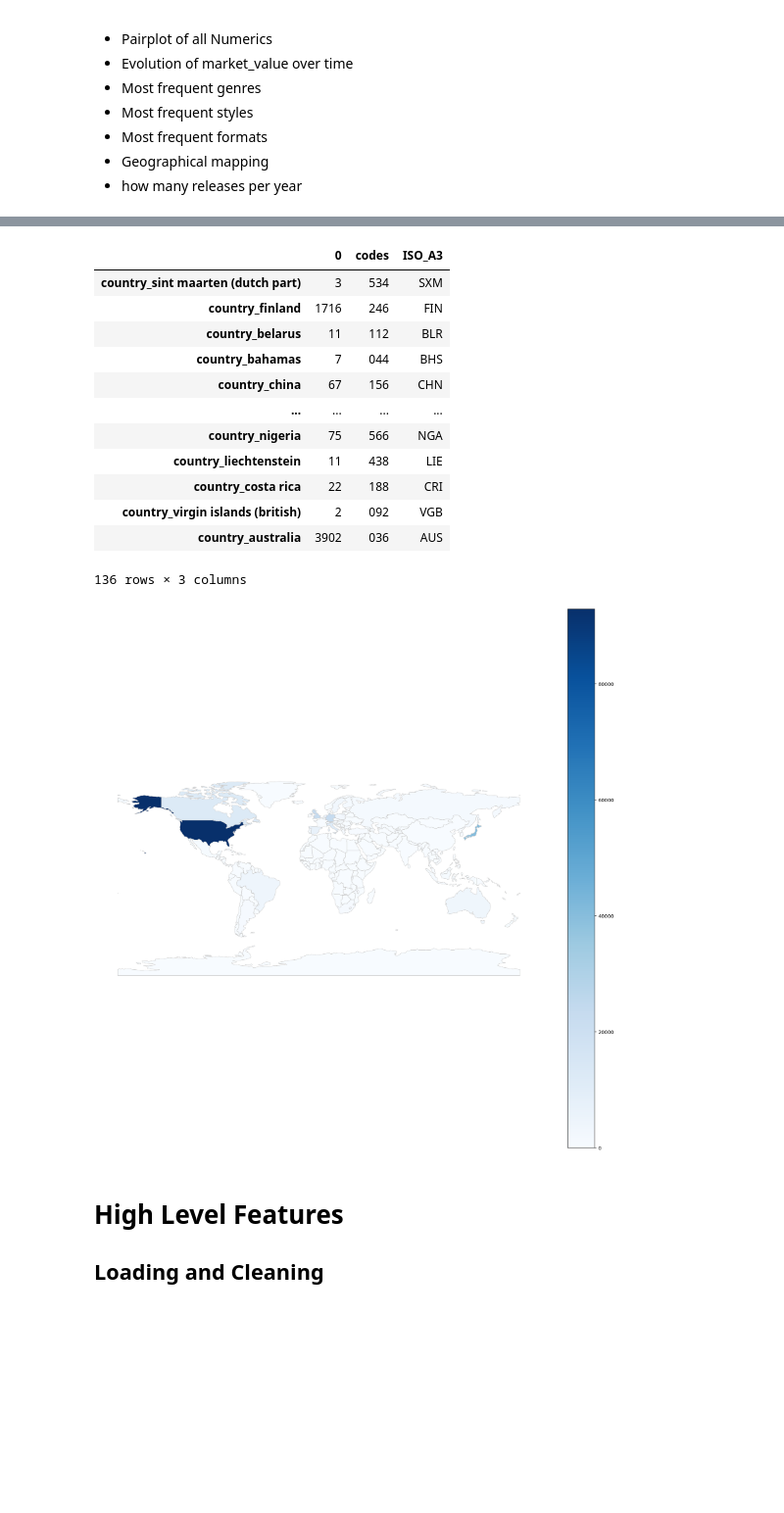
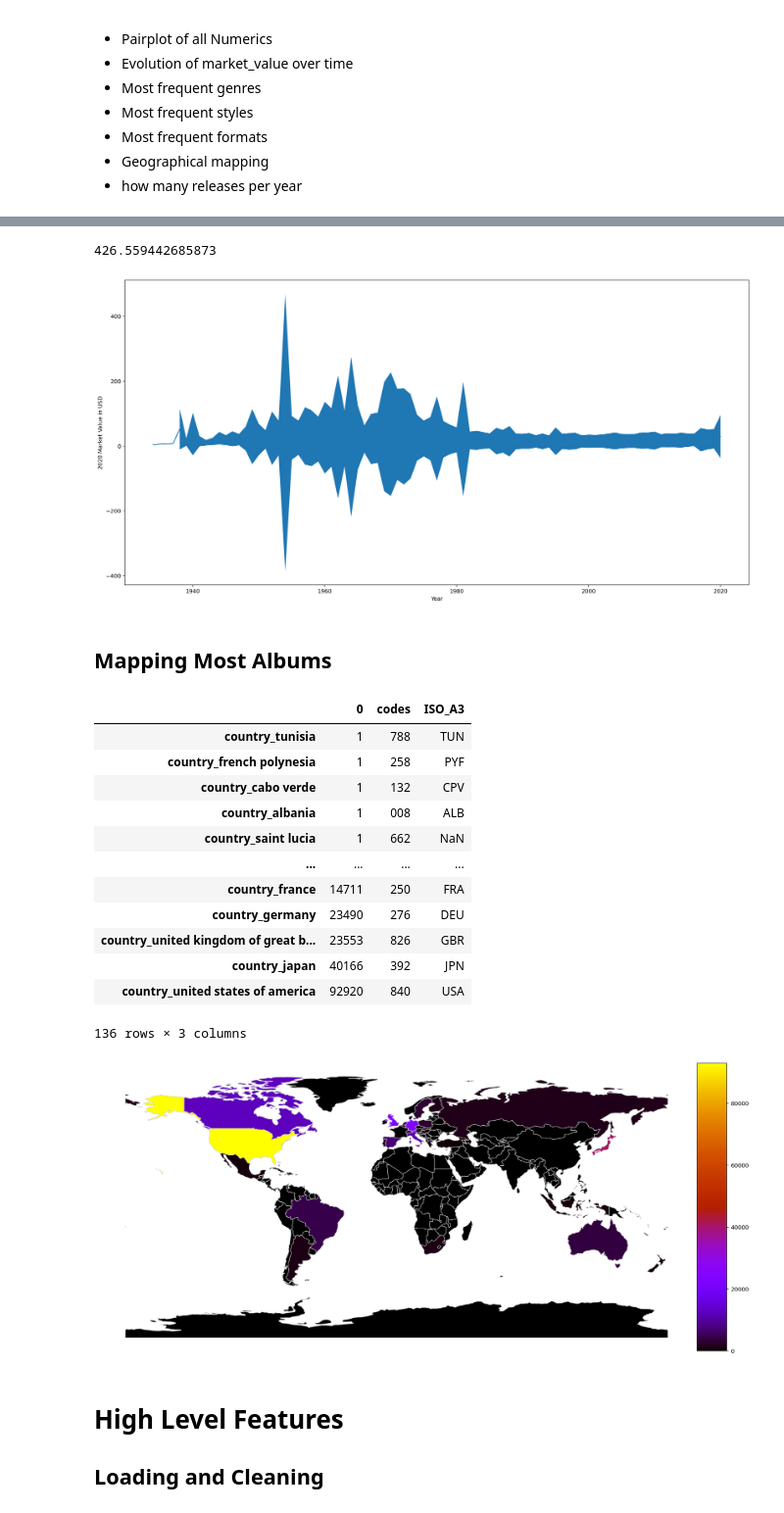
Before and after one commit to helmigsimon/EPFL-Capstone-Project, a Jupyter notebook: 02-Visualization&Cleaning.ipynb, the cells around one changed output, grey strips where cells are left out. Shown at 98% size. Cells and saved outputs as stored; diff of their text form; code cells hidden in the pictures; blank space fills up the shorter version.

```diff
--- a/02-Visualization&Cleaning.ipynb
+++ b/02-Visualization&Cleaning.ipynb
@@ -91,2 +235,19 @@ import geopandas as gpd
+# %%
+max(concat_df.groupby(by='year')['market_value'].std().dropna())
+# %% [output]
+426.559442685873
+# %%
+plt.figure(figsize=(20,10))
+plt.xlabel('Year')
+plt.ylabel('2020 Market Value in USD')
+plt.plot(concat_df.groupby(by='year')['market_value'].mean())
+mean_value = concat_df.groupby(by='year')['market_value'].mean()
+std_error = concat_df.groupby(by='year')['market_value'].std()
+plt.fill_between(std_error.index, mean_value-std_error, mean_value+std_error)
+plt.show()
+# %% [output]
+[figure, added]
+# %% [markdown]
+## Mapping Most Albums
 # %%
 map_df = gpd.read_file(os.path.join(DATA_PATH,'countries/ne_110m_admin_0_countries.shp'))
@@ -104,20 +263,20 @@ country_df['codes'] = country_codes
 # %%
 country_df['ISO_A3'] = country_df.loc[:,'codes'].map(M49_TO_ISO3)
 # %%
-country_df
+country_df.sort_values(0)
 # %% [output]
 |  | 0 | codes | ISO_A3 |
-| country_sint maarten (dutch part) | 3 | 534 | SXM |
-| country_finland | 1716 | 246 | FIN |
-| country_belarus | 11 | 112 | BLR |
-| country_bahamas | 7 | 044 | BHS |
-| country_china | 67 | 156 | CHN |
+| country_tunisia | 1 | 788 | TUN |
+| country_french polynesia | 1 | 258 | PYF |
+| country_cabo verde | 1 | 132 | CPV |
+| country_albania | 1 | 008 | ALB |
+| country_saint lucia | 1 | 662 | NaN |
 | ... | ... | ... | ... |
-| country_nigeria | 75 | 566 | NGA |
-| country_liechtenstein | 11 | 438 | LIE |
-| country_costa rica | 22 | 188 | CRI |
-| country_virgin islands (british) | 2 | 092 | VGB |
-| country_australia | 3902 | 036 | AUS |
+| country_france | 14711 | 250 | FRA |
+| country_germany | 23490 | 276 | DEU |
+| country_united kingdom of great b... | 23553 | 826 | GBR |
+| country_japan | 40166 | 392 | JPN |
+| country_united states of america | 92920 | 840 | USA |
 136 rows × 3 columns
 # %%
 merge = map_df.set_index('ISO_A3').join(country_df.set_index('ISO_A3'))
@@ -126,14 +285,16 @@ merge.fillna(0,inplace=True)
 # %%
 vmin, vmax = min(merge[0]),max(merge[0])
 fig, ax = plt.subplots(1,figsize=(20,20))
-merge.plot(column=0,cmap='Blues',linewidth=0.8,ax=ax,edgecolor='0.8')
+merge.plot(column=0,cmap='gnuplot',linewidth=0.8,ax=ax,edgecolor='0.8')
 ax.axis('off')
-sm = plt.cm.ScalarMappable(cmap='Blues',norm=plt.Normalize(vmin=vmin,vmax=vmax))
+sm = plt.cm.ScalarMappable(cmap='gnuplot',norm=plt.Normalize(vmin=vmin,vmax=vmax))
 sm._a = []
-cbar = fig.colorbar(sm)
+divider = make_axes_locatable(ax)
+cax = divider.append_axes("right", size="5%", pad=0.05)
+cbar = fig.colorbar(sm,cax=cax)
 plt.show()
 # %% [output]
-[figure, old version]
+[figure, new version]
 # %% [markdown]
 # High Level Features
 ## Loading and Cleaning
```
Also changed, not shown: parts of 25 cells of this notebook, 3 other files.
